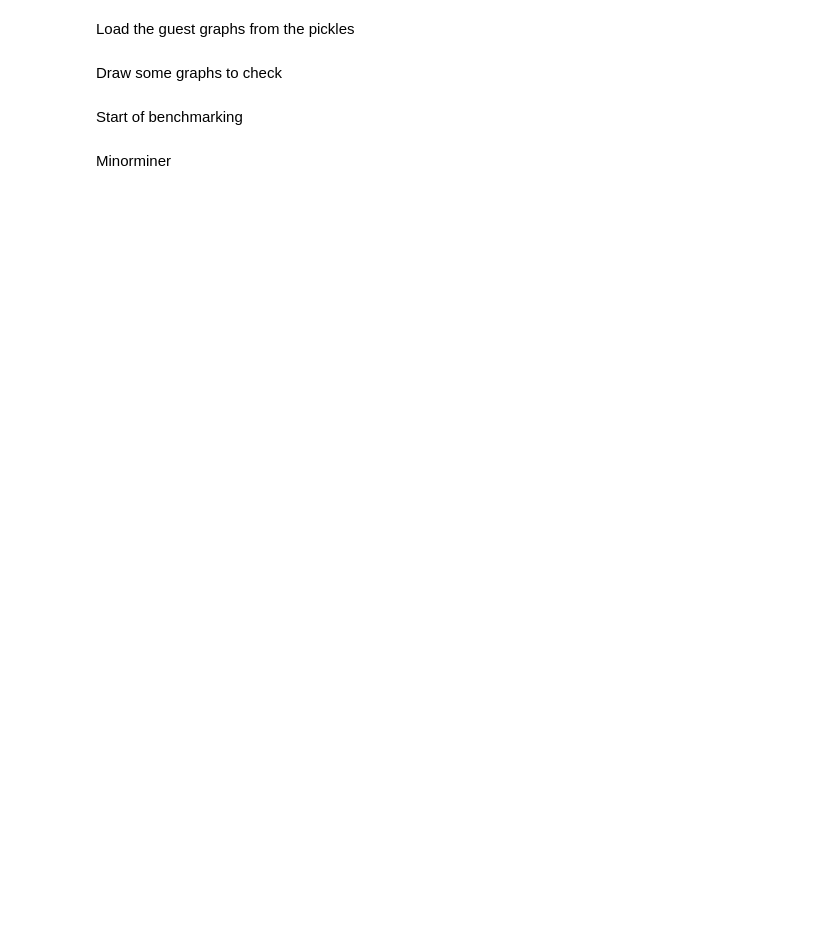
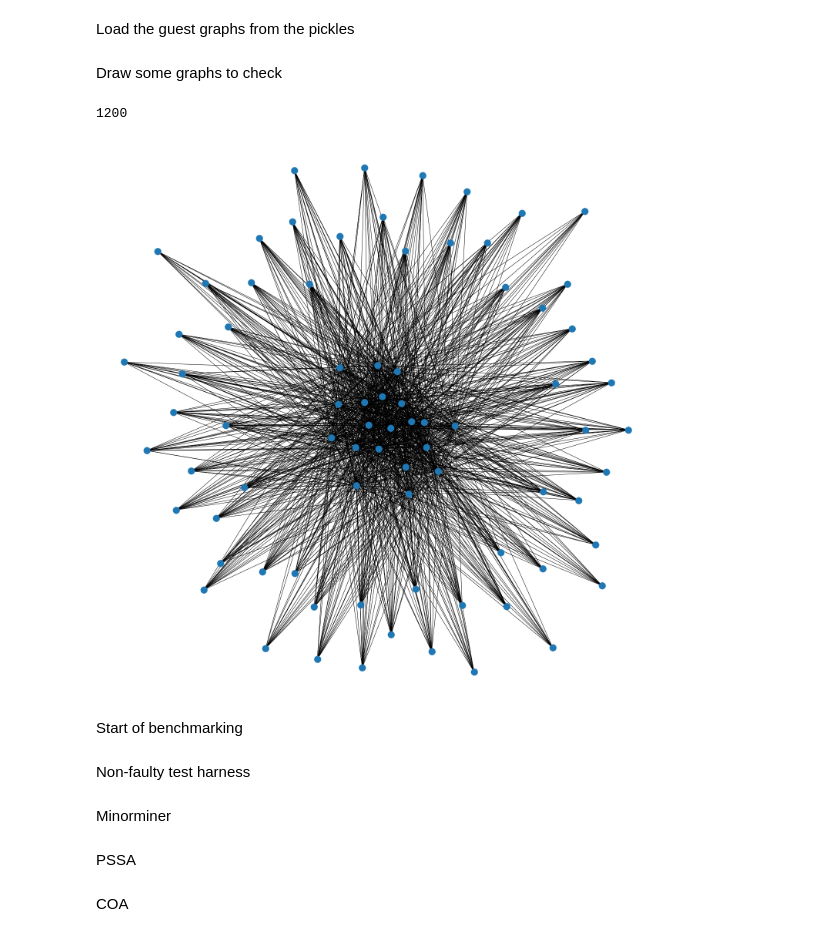
Before and after one commit to Minusome/ember, a Jupyter notebook: benchmark/benchmark_notebook.ipynb, the cells around one changed output. Drawn from its saved outputs; the diff is of its cells as text; code cells hidden in the pictures; blank space fills up the shorter version.

```diff
--- a/benchmark/benchmark_notebook.ipynb
+++ b/benchmark/benchmark_notebook.ipynb
@@ -17,17 +17,15 @@ seeds = [10, 20, 30, 40, 50]
 all_guests = {}
 
 for graph_type, generator in guest_generators.items():
-    print(f"Graph type: {graph_type}")
+    print(f"Generating graph type: {graph_type}")
     all_guests[graph_type] = {}
-    for num_nodes in range(65, 96):
-        print(f"Nodes: {num_nodes}")
-        all_guests[graph_type][num_nodes] = {}
-        for edge_density in edge_densities:
-            print(f"Density: {edge_density}")
-            all_guests[graph_type][num_nodes][edge_density] = {}
+    for edge_density in edge_densities:
+        all_guests[graph_type][edge_density] = {}
+        for num_nodes in range(65, 96):
+            all_guests[graph_type][edge_density][num_nodes] = {}
             for i, seed in enumerate(seeds):
-                all_guests[graph_type][num_nodes][edge_density][i] = generator(
+                all_guests[graph_type][edge_density][num_nodes][i] = generator(
                     num_nodes, edge_density, seed)
 
-    with open(f'{graph_type}.pickle', 'wb') as handle:
+    with open(f'guests/{graph_type}.pickle', 'wb') as handle:
         pickle.dump(all_guests[graph_type], handle, protocol=pickle.HIGHEST_PROTOCOL)
@@ -53,11 +56,17 @@ Draw some graphs to check
 # %%
 from matplotlib import pyplot as plt
 import networkx as nx
 
 plt.ion()
 plt.figure(figsize=(20, 20))
-# nx.draw(all_guests["barabasi_albert"][80]["high"][2])
-nx.draw(all_guests["erdos_reyni"][70]["medium"][2])
+g =all_guests["barabasi_albert"]["high"][80][2]
+nx.draw(g)
+# nx.draw(all_guests["erdos_reyni"][70]["medium"][2])
+
+len(g.edges)
+# %% [output]
+1200
+[figure, added]
 # %% [markdown]
 Start of benchmarking
 # %%
@@ -76,3 +81,5 @@ def get_chain_stats(emb):
     median_length = (length[mid] + length[~mid]) / 2
     qubits_used = sum(length)
     return max_length, median_length, qubits_used
+# %% [markdown]
+Non-faulty test harness
@@ -80,0 +136,2 @@ Minorminer
+# %% [markdown]
+PSSA
@@ -80,0 +177,2 @@ Minorminer
+# %% [markdown]
+COA
```
Also changed, not shown: parts of 12 cells of this notebook.
